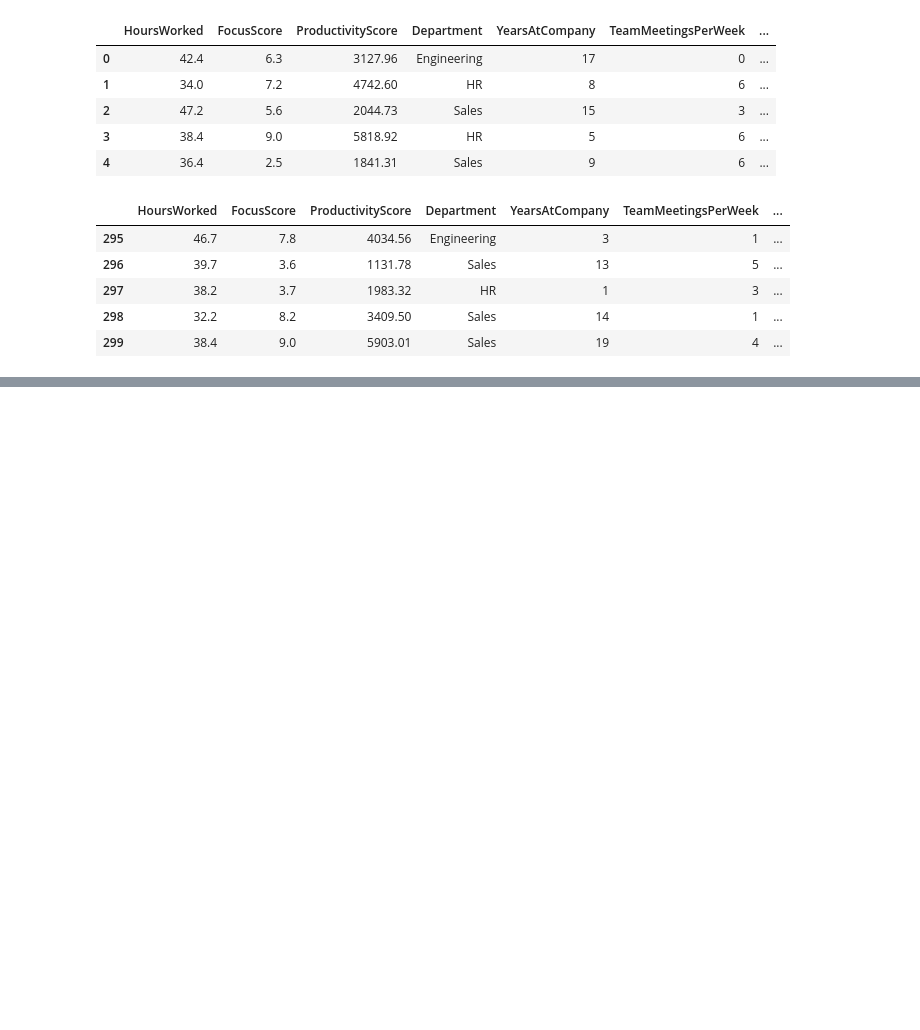
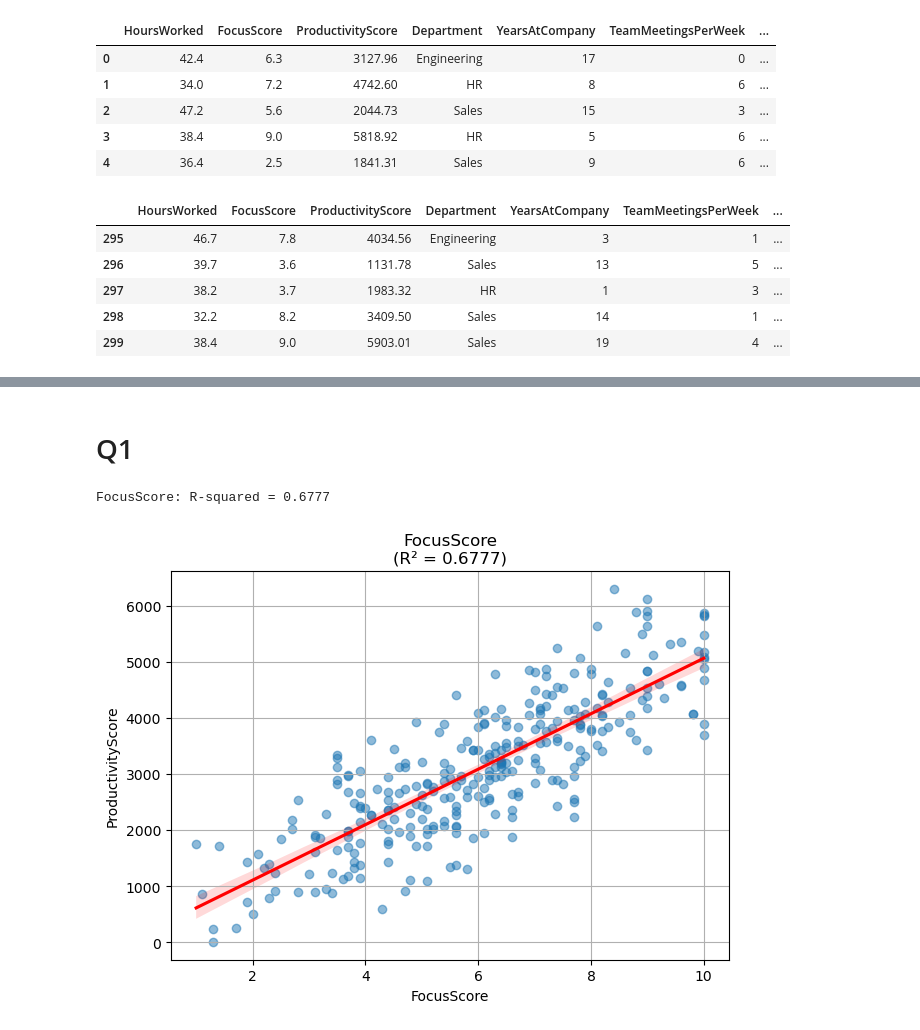
Before and after one commit to Umbretemp/Data_Visualization_And_Modeling, a Jupyter notebook: Lab/3.3 Visualizing Relationships Between Quantitative Features Lab-Copy1.ipynb, the cells around one changed output, grey strips where cells are left out. Saved outputs shown, nothing was run; the diff lists cells and outputs as text; code cells hidden in the pictures; blank space fills up the shorter version.

```diff
--- a/Lab/3.3 Visualizing Relationships Between Quantitative Features Lab-Copy1.ipynb
+++ b/Lab/3.3 Visualizing Relationships Between Quantitative Features Lab-Copy1.ipynb
@@ -43,0 +118,34 @@ productivity_df.tail()
+# %% [markdown]
+# Q1
+# %%
+quant_features = ['FocusScore']
+target = 'ProductivityScore'
+
+plt.figure(figsize=(18, 5))
+
+for i, feature in enumerate(quant_features):
+    plt.subplot(1, 3, i+1)
+
+    # Define X and y for the model
+    X = productivity_df[[feature]]
+    y = productivity_df[target]
+
+    # Fit Linear Regression Model to calculate R-squared
+    model = LinearRegression()
+    model.fit(X, y)
+    r2 = r2_score(y, model.predict(X))
+
+    # Print the score to the console
+    print(f"{feature}: R-squared = {r2:.4f}")
+
+    # Visualize with a Regression Plot (The standard for linear relationships)
+    sns.regplot(x=feature, y=target, data=productivity_df,
+                scatter_kws={'alpha': 0.5}, line_kws={'color': 'red'})
+    plt.title(f'{feature}\n(R² = {r2:.4f})')
+    plt.grid(True)
+
+plt.tight_layout()
+plt.show()
+# %% [output]
+FocusScore: R-squared = 0.6777
+[figure, added]
```
Also changed, not shown: parts of 7 cells of this notebook, 1 other file.
